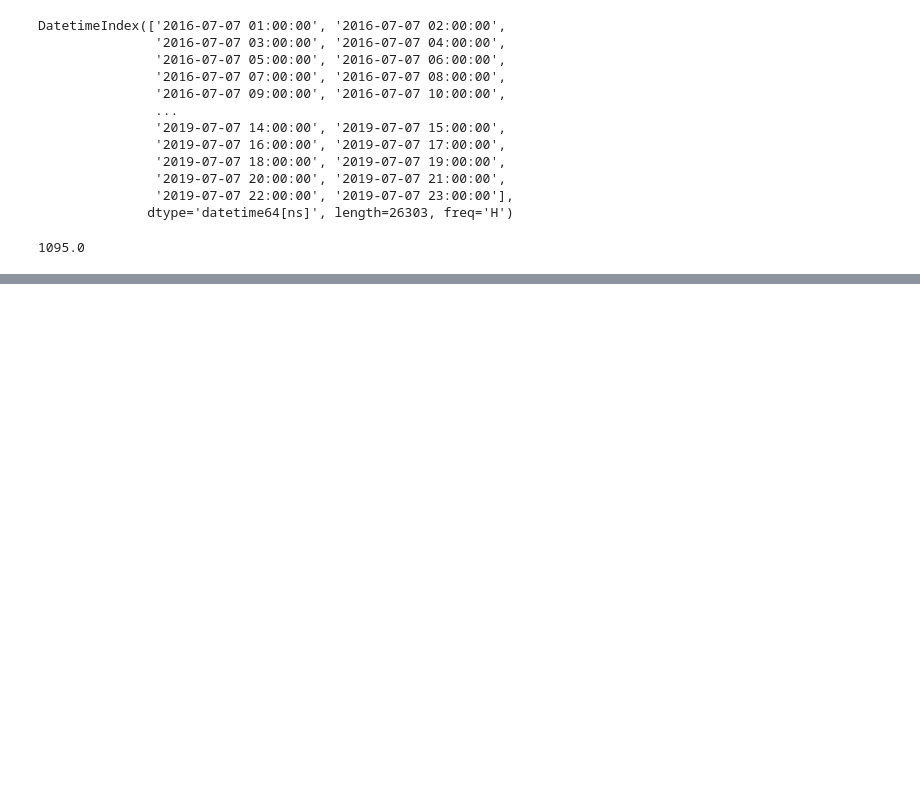
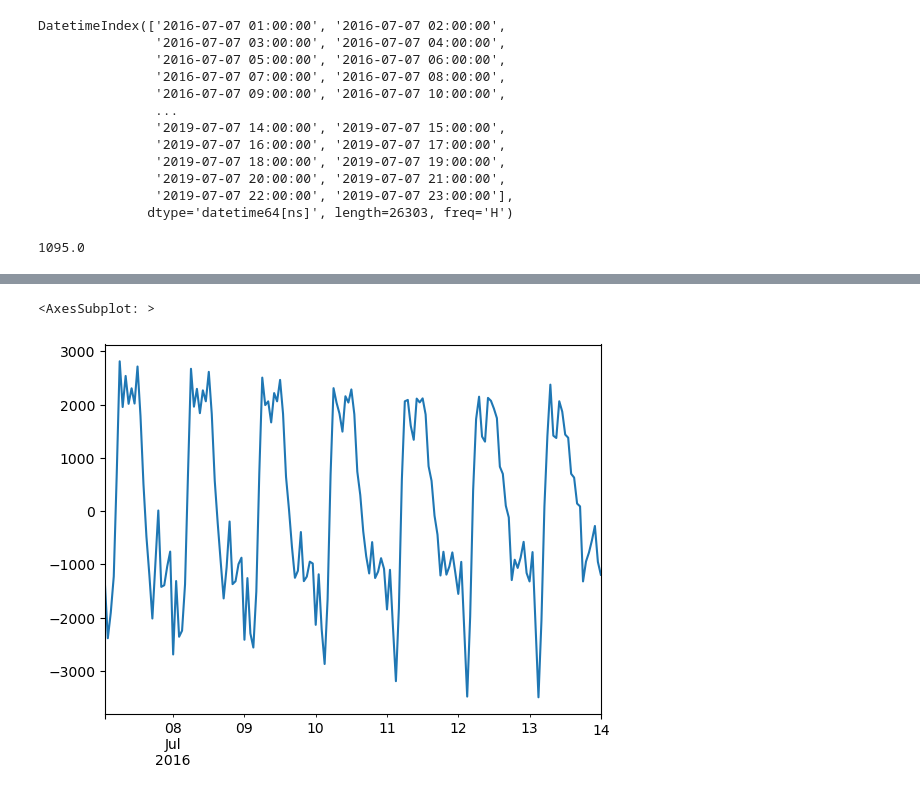
Before and after one commit to JacksonCorley/water_well_pump_optimization, a Jupyter notebook: demand.ipynb, the cells around one changed output, grey strips where cells are left out. Drawn from its saved outputs; the diff is of its cells as text; code cells hidden in the pictures; blank space fills up the shorter version.

```diff
--- a/demand.ipynb
+++ b/demand.ipynb
@@ -108,0 +91,6 @@ result.plot()
+# %%
+# daily deasonality
+south.seasonal.iloc[:168,:]['seasonal_24'].plot()
+# %% [output]
+<AxesSubplot: >
+[figure, added]
```
Also changed, not shown: parts of 13 cells of this notebook.
